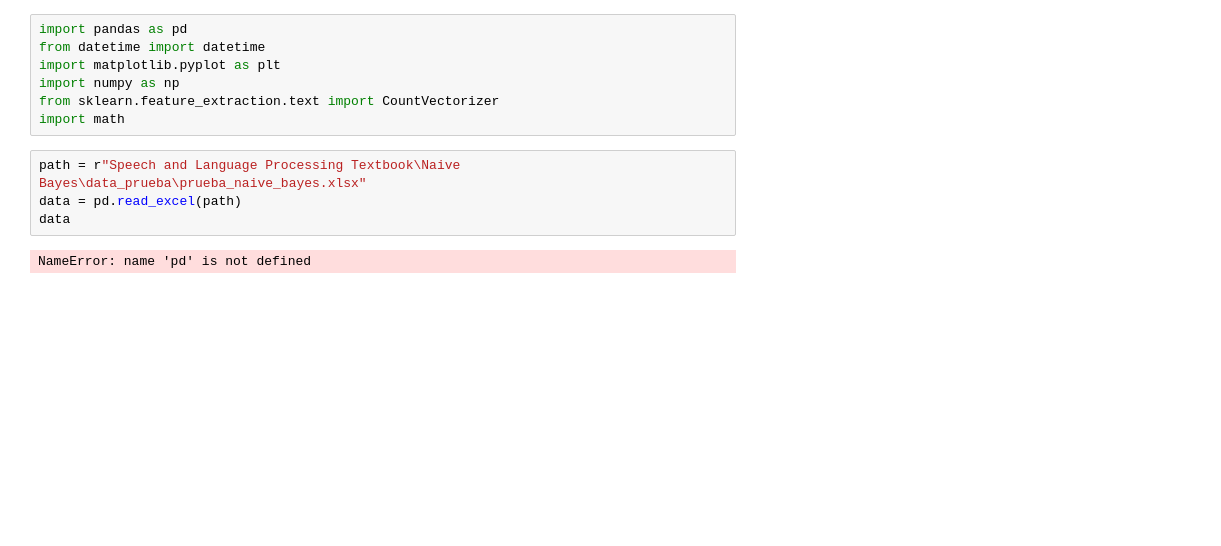
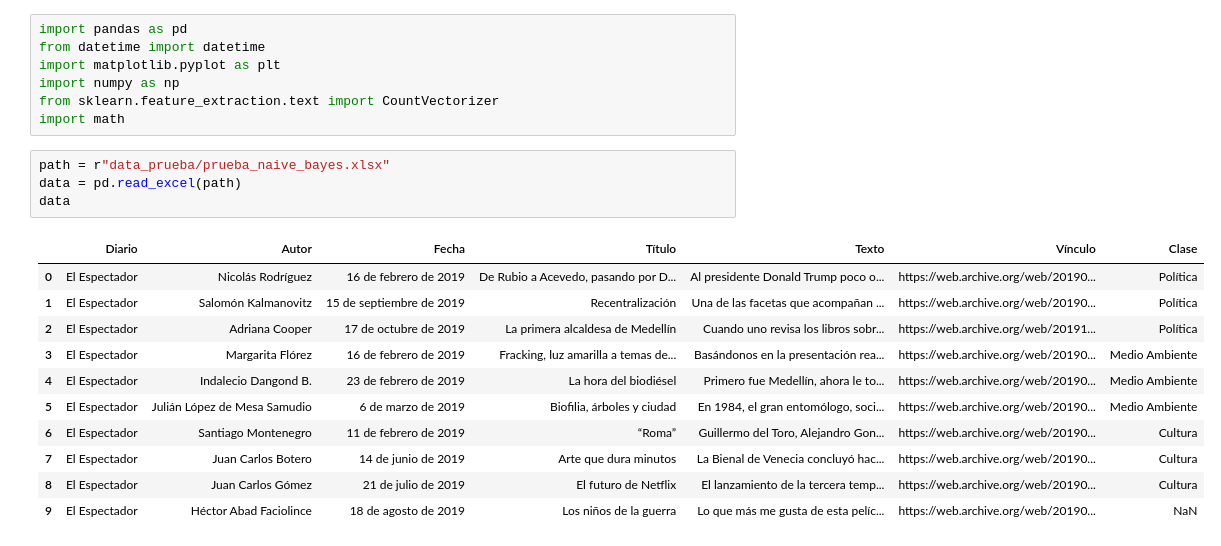
Before and after one commit to BMSS-EAFIT-Projects/HumanidadesDigitales_Karen, a Jupyter notebook: Speech and Language Processing Textbook/Naive Bayes/Naive_Bayes.ipynb, the cells around one changed output. Cells and saved outputs as stored; diff of their text form; blank space fills up the shorter version.

```diff
--- a/Speech and Language Processing Textbook/Naive Bayes/Naive_Bayes.ipynb
+++ b/Speech and Language Processing Textbook/Naive Bayes/Naive_Bayes.ipynb
@@ -6,8 +6,18 @@ import numpy as np
 from sklearn.feature_extraction.text import CountVectorizer
 import math
 # %%
-path = r"Speech and Language Processing Textbook\Naive Bayes\data_prueba\prueba_naive_bayes.xlsx"
+path = r"data_prueba/prueba_naive_bayes.xlsx"
 data = pd.read_excel(path)
 data
 # %% [output]
-NameError: name 'pd' is not defined
+|  | Diario | Autor | Fecha | Título | Texto | Vínculo | Clase |
+| 0 | El Espectador | Nicolás Rodríguez | 16 de febrero de 2019 | De Rubio a Acevedo, pasando por D... | Al presidente Donald Trump poco o... | https://web.archive.org/web/20190... | Política |
+| 1 | El Espectador | Salomón Kalmanovitz | 15 de septiembre de 2019 | Recentralización | Una de las facetas que acompañan ... | https://web.archive.org/web/20190... | Política |
+| 2 | El Espectador | Adriana Cooper | 17 de octubre de 2019 | La primera alcaldesa de Medellín | Cuando uno revisa los libros sobr... | https://web.archive.org/web/20191... | Política |
+| 3 | El Espectador | Margarita Flórez | 16 de febrero de 2019 | Fracking, luz amarilla a temas de... | Basándonos en la presentación rea... | https://web.archive.org/web/20190... | Medio Ambiente |
+| 4 | El Espectador | Indalecio Dangond B. | 23 de febrero de 2019 | La hora del biodiésel | Primero fue Medellín, ahora le to... | https://web.archive.org/web/20190... | Medio Ambiente |
+| 5 | El Espectador | Julián López de Mesa Samudio | 6 de marzo de 2019 | Biofilia, árboles y ciudad | En 1984, el gran entomólogo, soci... | https://web.archive.org/web/20190... | Medio Ambiente |
+| 6 | El Espectador | Santiago Montenegro | 11 de febrero de 2019 | “Roma” | Guillermo del Toro, Alejandro Gon... | https://web.archive.org/web/20190... | Cultura |
+| 7 | El Espectador | Juan Carlos Botero | 14 de junio de 2019 | Arte que dura minutos | La Bienal de Venecia concluyó hac... | https://web.archive.org/web/20190... | Cultura |
+| 8 | El Espectador | Juan Carlos Gómez | 21 de julio de 2019 | El futuro de Netflix | El lanzamiento de la tercera temp... | https://web.archive.org/web/20190... | Cultura |
+| 9 | El Espectador | Héctor Abad Faciolince | 18 de agosto de 2019 | Los niños de la guerra | Lo que más me gusta de esta pelíc... | https://web.archive.org/web/20190... | NaN |
```
Also changed, not shown: parts of 5 cells of this notebook, 1 other file.
